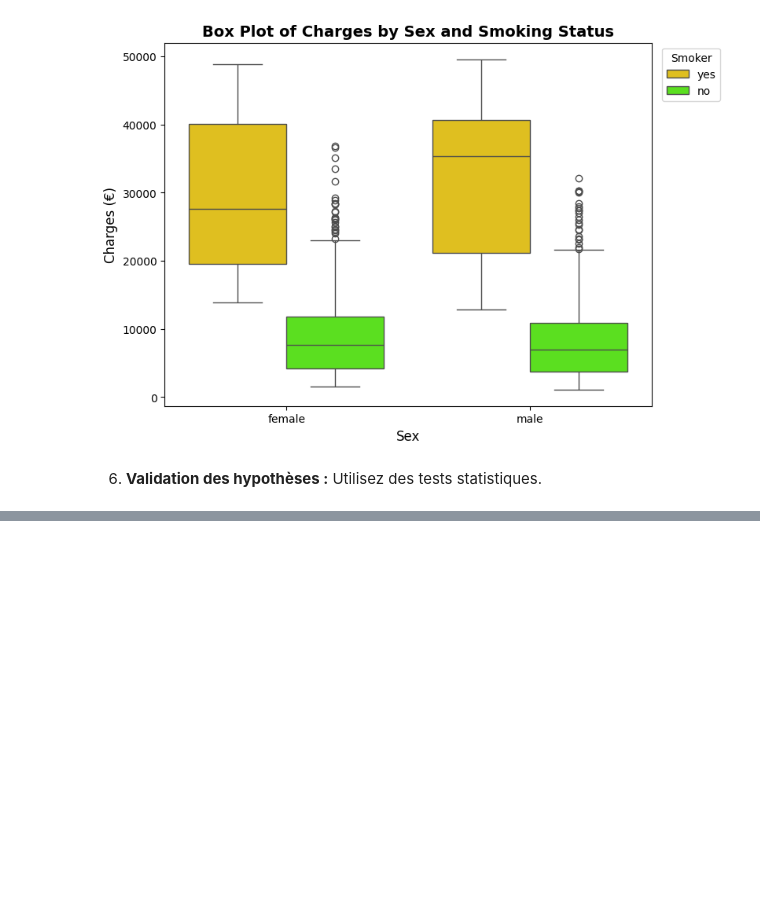
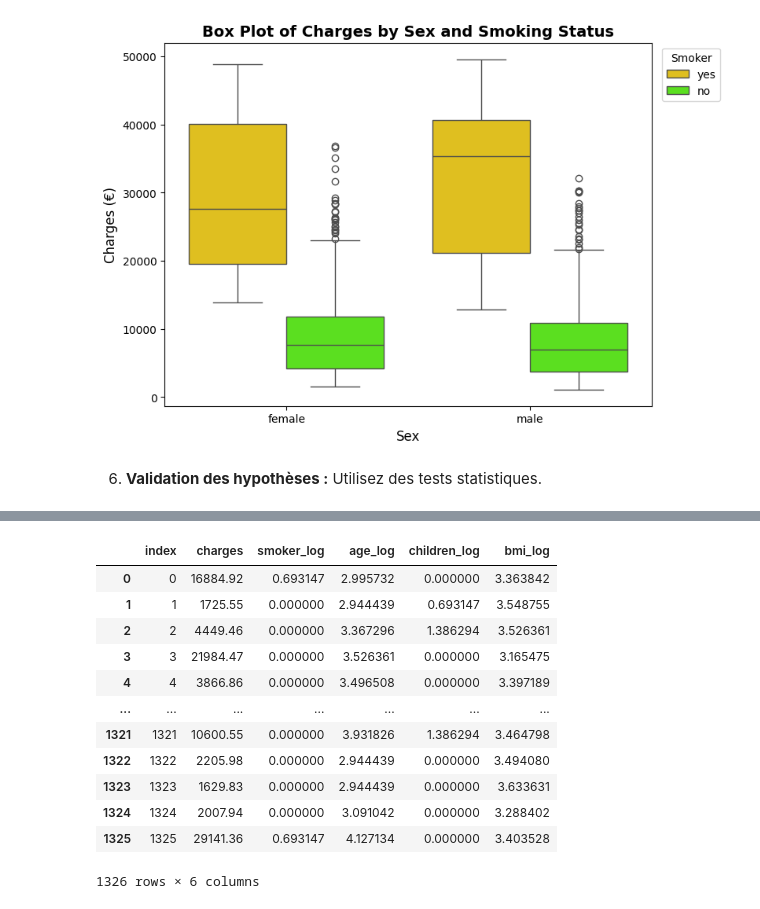
Before and after one commit to MichAdebayo/simplon_insurance_price_prediction, a Jupyter notebook: data_analysis.ipynb, the cells around one changed output, grey strips where cells are left out. Saved outputs shown, nothing was run; the diff lists cells and outputs as text; code cells hidden in the pictures; blank space fills up the shorter version.

Commit message:
modeling in progress

```diff
--- a/data_analysis.ipynb
+++ b/data_analysis.ipynb
@@ -908,0 +1044,13 @@ plt.show()
+# %%
+# Categorize age category
+def categorize_age(age):
+    if 18 < age < 26:
+        return 'young_adult'
+    elif 26 <= age < 36:
+        return 'early_adulthood'
+    elif 36 <= age < 46:
+        return 'mid_adulthood'
+    else:
+        return 'late_adulthood'
+
+df_for_cor['age_category'] = df_for_cor['age'].apply(categorize_age)
@@ -911,0 +1137,19 @@ plt.show()
+# %%
+# Seelect features for ML model
+model_data = df_for_cor[['charges', 'smoker_log', 'age_log', 'children_log', 'bmi_log']]
+# %%
+model_data
+# %% [output]
+|  | index | charges | smoker_log | age_log | children_log | bmi_log |
+| 0 | 0 | 16884.92 | 0.693147 | 2.995732 | 0.000000 | 3.363842 |
+| 1 | 1 | 1725.55 | 0.000000 | 2.944439 | 0.693147 | 3.548755 |
+| 2 | 2 | 4449.46 | 0.000000 | 3.367296 | 1.386294 | 3.526361 |
+| 3 | 3 | 21984.47 | 0.000000 | 3.526361 | 0.000000 | 3.165475 |
+| 4 | 4 | 3866.86 | 0.000000 | 3.496508 | 0.000000 | 3.397189 |
+| ... | ... | ... | ... | ... | ... | ... |
+| 1321 | 1321 | 10600.55 | 0.000000 | 3.931826 | 1.386294 | 3.464798 |
+| 1322 | 1322 | 2205.98 | 0.000000 | 2.944439 | 0.000000 | 3.494080 |
+| 1323 | 1323 | 1629.83 | 0.000000 | 2.944439 | 0.000000 | 3.633631 |
+| 1324 | 1324 | 2007.94 | 0.000000 | 3.091042 | 0.000000 | 3.288402 |
+| 1325 | 1325 | 29141.36 | 0.693147 | 4.127134 | 0.000000 | 3.403528 |
+1326 rows × 6 columns
```
Also changed, not shown: parts of 19 cells of this notebook, 1 other file.
